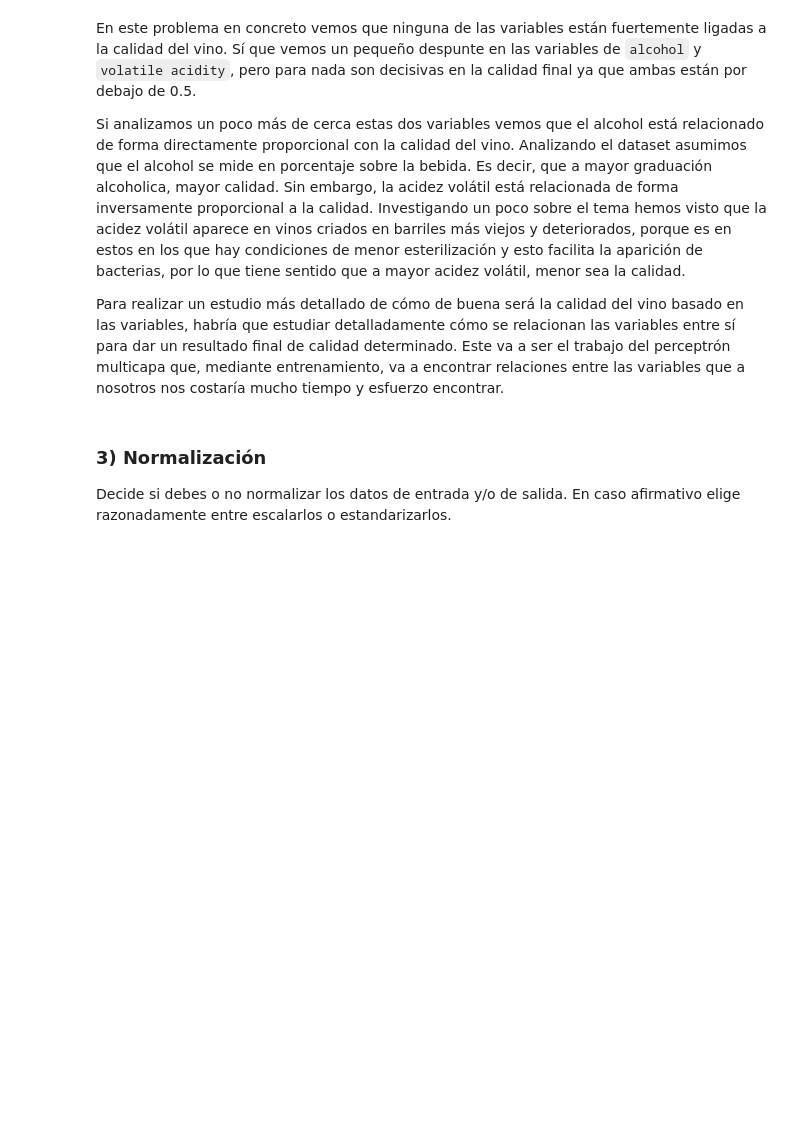
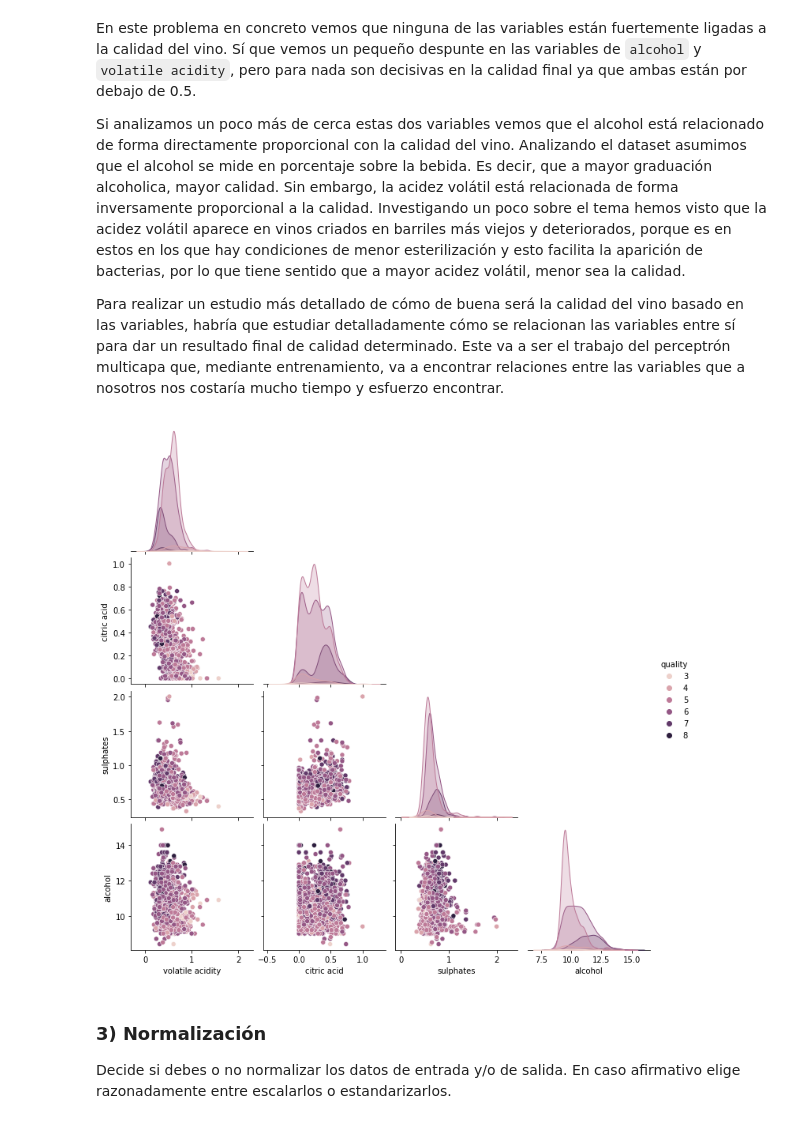
Before and after one commit to mario-sanz/IA2-Practicas, a Jupyter notebook: Lab1/P3_regresion.ipynb, the cells around one changed output. Drawn from its saved outputs; the diff is of its cells as text; code cells hidden in the pictures; blank space fills up the shorter version.

```diff
--- a/Lab1/P3_regresion.ipynb
+++ b/Lab1/P3_regresion.ipynb
@@ -123,6 +125,14 @@ En este problema en concreto vemos que ninguna de las variables están fuertemen
 Si analizamos un poco más de cerca estas dos variables vemos que el alcohol está relacionado de forma directamente proporcional con la calidad del vino. Analizando el dataset asumimos que el alcohol se mide en porcentaje sobre la bebida. Es decir, que a mayor graduación alcoholica, mayor calidad. Sin embargo, la acidez volátil está relacionada de forma inversamente proporcional a la calidad. Investigando un poco sobre el tema hemos visto que la acidez volátil aparece en vinos criados en barriles más viejos y deteriorados, porque es en estos en los que hay condiciones de menor esterilización y esto facilita la aparición de bacterias, por lo que tiene sentido que a mayor acidez volátil, menor sea la calidad.
 
 Para realizar un estudio más detallado de cómo de buena será la calidad del vino basado en las variables, habría que estudiar detalladamente cómo se relacionan las variables entre sí para dar un resultado final de calidad determinado. Este va a ser el trabajo del perceptrón multicapa que, mediante entrenamiento, va a encontrar relaciones entre las variables que a nosotros nos costaría mucho tiempo y esfuerzo encontrar.
+# %%
+import seaborn
+import matplotlib.pyplot as plt
+
+seaborn.pairplot(df[df_mayorCorr.keys()], corner = True, hue ='quality')
+plt.show()
+# %% [output]
+[figure, added]
 # %% [markdown]
 ### 3) Normalización
 
```
Also changed, not shown: parts of 1 cell of this notebook, 1 other file.
